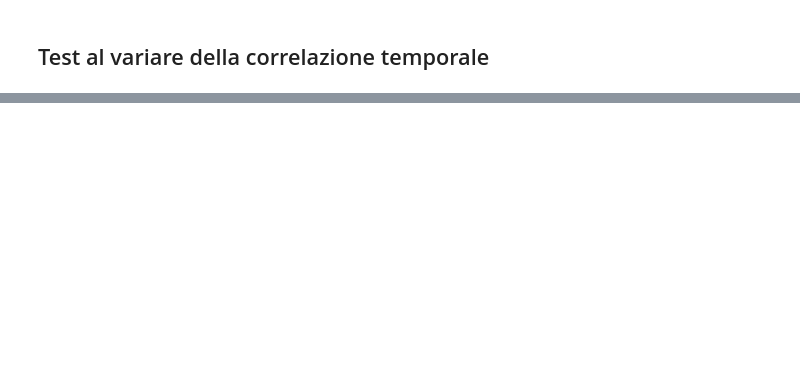
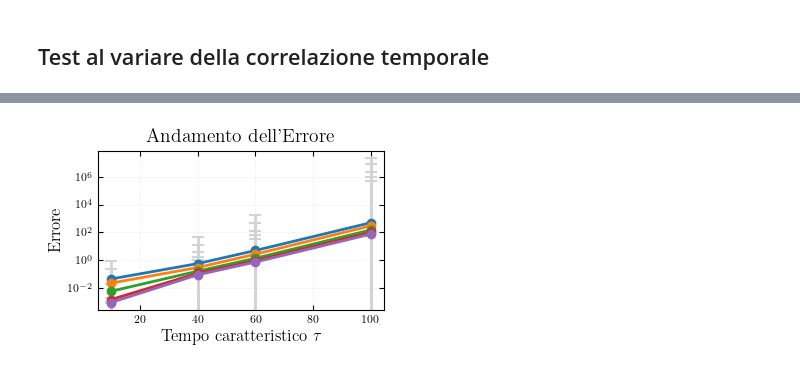
Before and after one commit to Sparisi01/RPM_implementation, a Jupyter notebook: test_tikhonov.ipynb, the cells around one changed output, grey strips where cells are left out. Drawn from its saved outputs; the diff is of its cells as text; code cells hidden in the pictures; blank space fills up the shorter version.

```diff
--- a/test_tikhonov.ipynb
+++ b/test_tikhonov.ipynb
@@ -151,0 +176,24 @@ plt.show()
+# %%
+for k in range(n_corr):
+    plt.errorbar(
+        taus,
+        errors_array_mean[:,k],
+        yerr=errors_array_var[:,k],
+        fmt='o-',
+        ecolor='lightgray',
+        elinewidth=2,
+        capsize=4,
+        capthick=1.5,
+        markersize=6,
+        linewidth=2,
+        label=rf'$l_{{mult}}$ = {time_correlation_multiplier_array[k]}'
+)
+
+plt.grid()
+plt.yscale("log")
+plt.xlabel(rf'Tempo caratteristico $\tau$', fontsize=12)
+plt.ylabel('Errore', fontsize=12)
+plt.title('Andamento dell’Errore', fontsize=14)
+plt.show()
+# %% [output]
+[figure, added]
```
Also changed, not shown: parts of 6 cells of this notebook, 8 other files.
